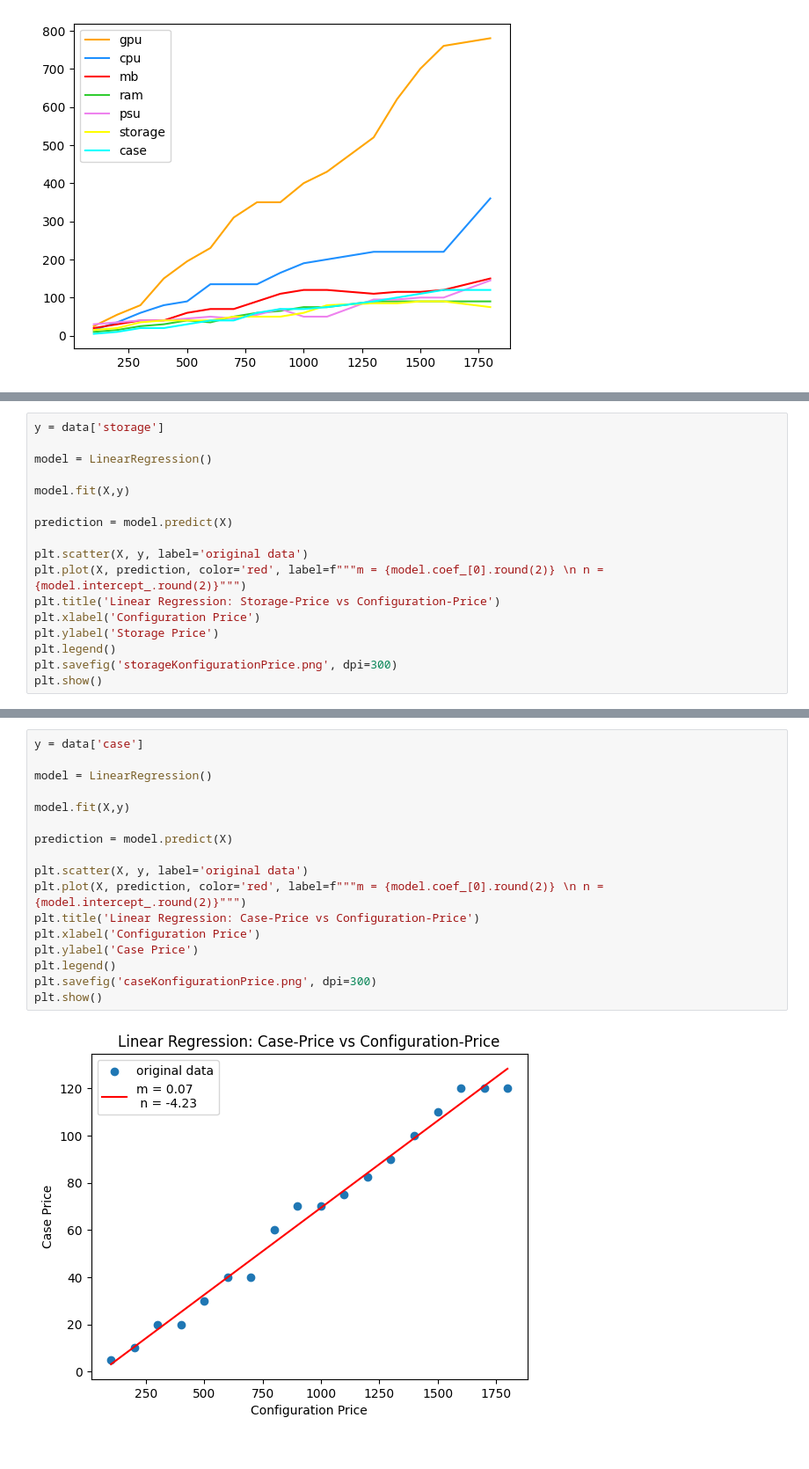
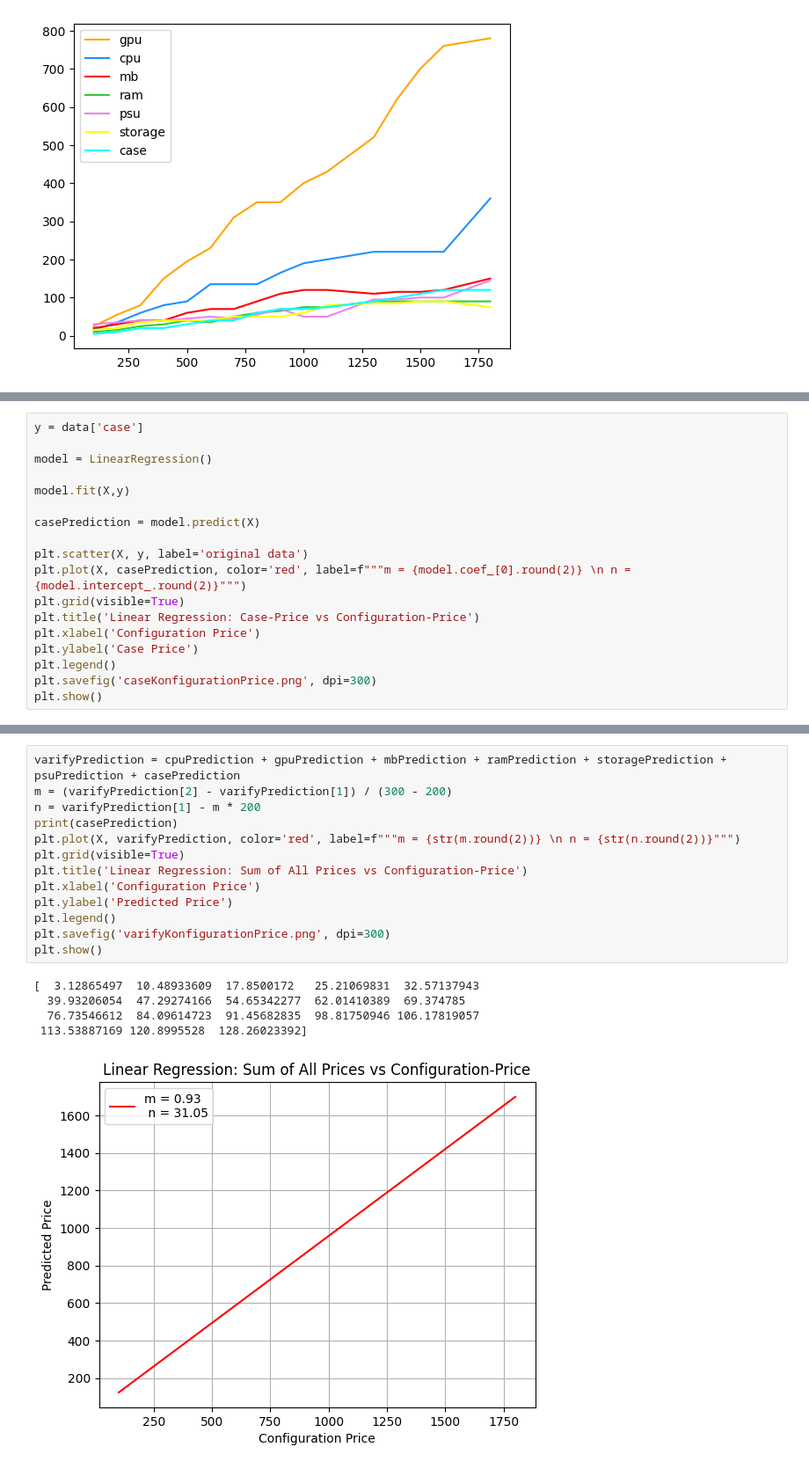
Before and after one commit to Lan3ye/pcconfig, a Jupyter notebook: KonfigurationAnalysis.ipynb, the cells around one changed output, grey strips where cells are left out. Shown at 88% size. Drawn from its saved outputs; the diff is of its cells as text.

```diff
--- a/KonfigurationAnalysis.ipynb
+++ b/KonfigurationAnalysis.ipynb
@@ -132,18 +162,19 @@ plt.show()
 # %%
-y = data['storage']
+y = data['case']
 
 model = LinearRegression()
 
 model.fit(X,y)
 
-prediction = model.predict(X)
+casePrediction = model.predict(X)
 
 plt.scatter(X, y, label='original data')
-plt.plot(X, prediction, color='red', label=f"""m = {model.coef_[0].round(2)} \n n = {model.intercept_.round(2)}""")
-plt.title('Linear Regression: Storage-Price vs Configuration-Price')
+plt.plot(X, casePrediction, color='red', label=f"""m = {model.coef_[0].round(2)} \n n = {model.intercept_.round(2)}""")
+plt.grid(visible=True)
+plt.title('Linear Regression: Case-Price vs Configuration-Price')
 plt.xlabel('Configuration Price')
-plt.ylabel('Storage Price')
+plt.ylabel('Case Price')
 plt.legend()
-plt.savefig('storageKonfigurationPrice.png', dpi=300)
+plt.savefig('caseKonfigurationPrice.png', dpi=300)
 plt.show()
 # %% [output]
@@ -151,19 +185,19 @@ plt.show()
 # %%
-y = data['case']
-
-model = LinearRegression()
-
-model.fit(X,y)
-
-prediction = model.predict(X)
-
-plt.scatter(X, y, label='original data')
-plt.plot(X, prediction, color='red', label=f"""m = {model.coef_[0].round(2)} \n n = {model.intercept_.round(2)}""")
-plt.title('Linear Regression: Case-Price vs Configuration-Price')
+varifyPrediction = cpuPrediction + gpuPrediction + mbPrediction + ramPrediction + storagePrediction + psuPrediction + casePrediction
+m = (varifyPrediction[2] - varifyPrediction[1]) / (300 - 200)
+n = varifyPrediction[1] - m * 200
+print(casePrediction)
+plt.plot(X, varifyPrediction, color='red', label=f"""m = {str(m.round(2))} \n n = {str(n.round(2))}""")
+plt.grid(visible=True)
+plt.title('Linear Regression: Sum of All Prices vs Configuration-Price')
 plt.xlabel('Configuration Price')
-plt.ylabel('Case Price')
+plt.ylabel('Predicted Price')
 plt.legend()
-plt.savefig('caseKonfigurationPrice.png', dpi=300)
+plt.savefig('varifyKonfigurationPrice.png', dpi=300)
 plt.show()
 # %% [output]
+[  3.12865497  10.48933609  17.8500172   25.21069831  32.57137943
+  39.93206054  47.29274166  54.65342277  62.01410389  69.374785
+  76.73546612  84.09614723  91.45682835  98.81750946 106.17819057
+ 113.53887169 120.8995528  128.26023392]
-[figure, old version]
+[figure, new version]
```
Also changed, not shown: parts of 8 cells of this notebook, 11 other files.
